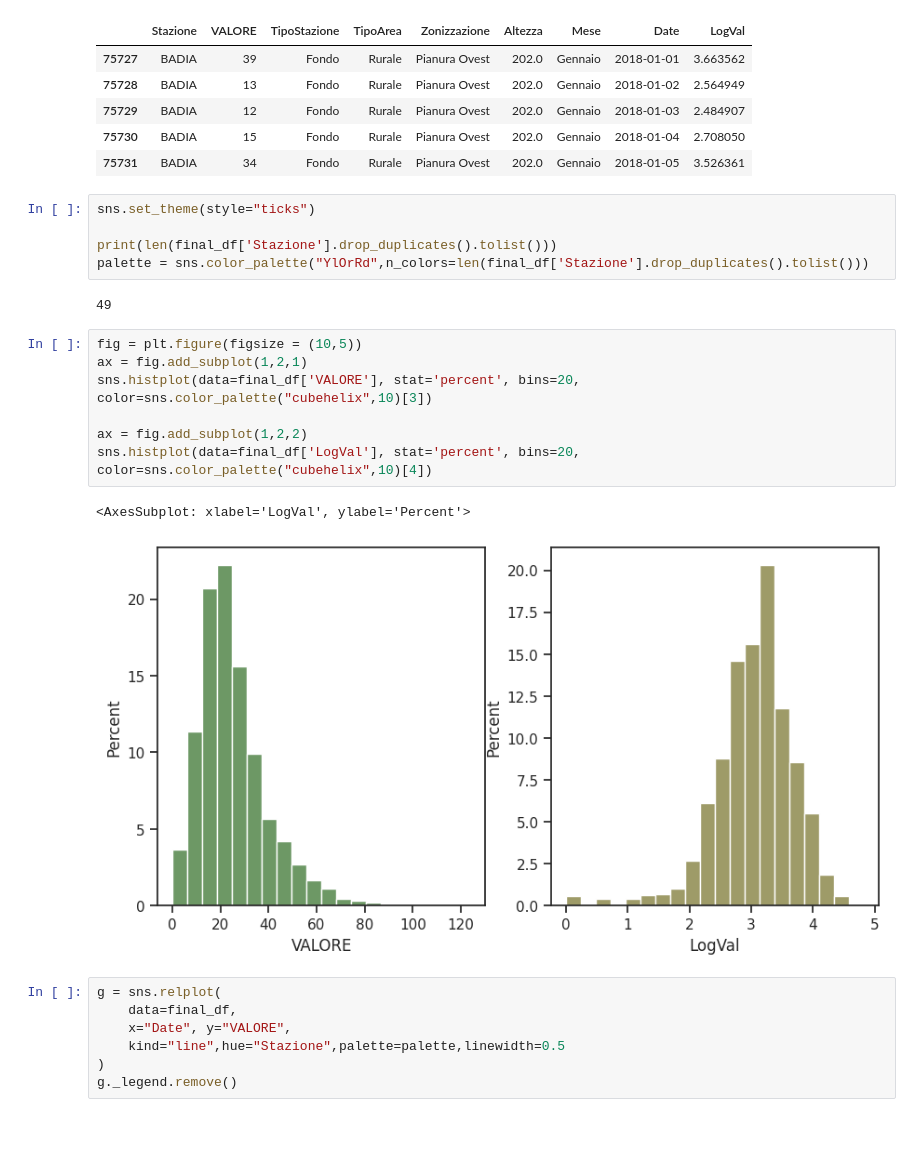
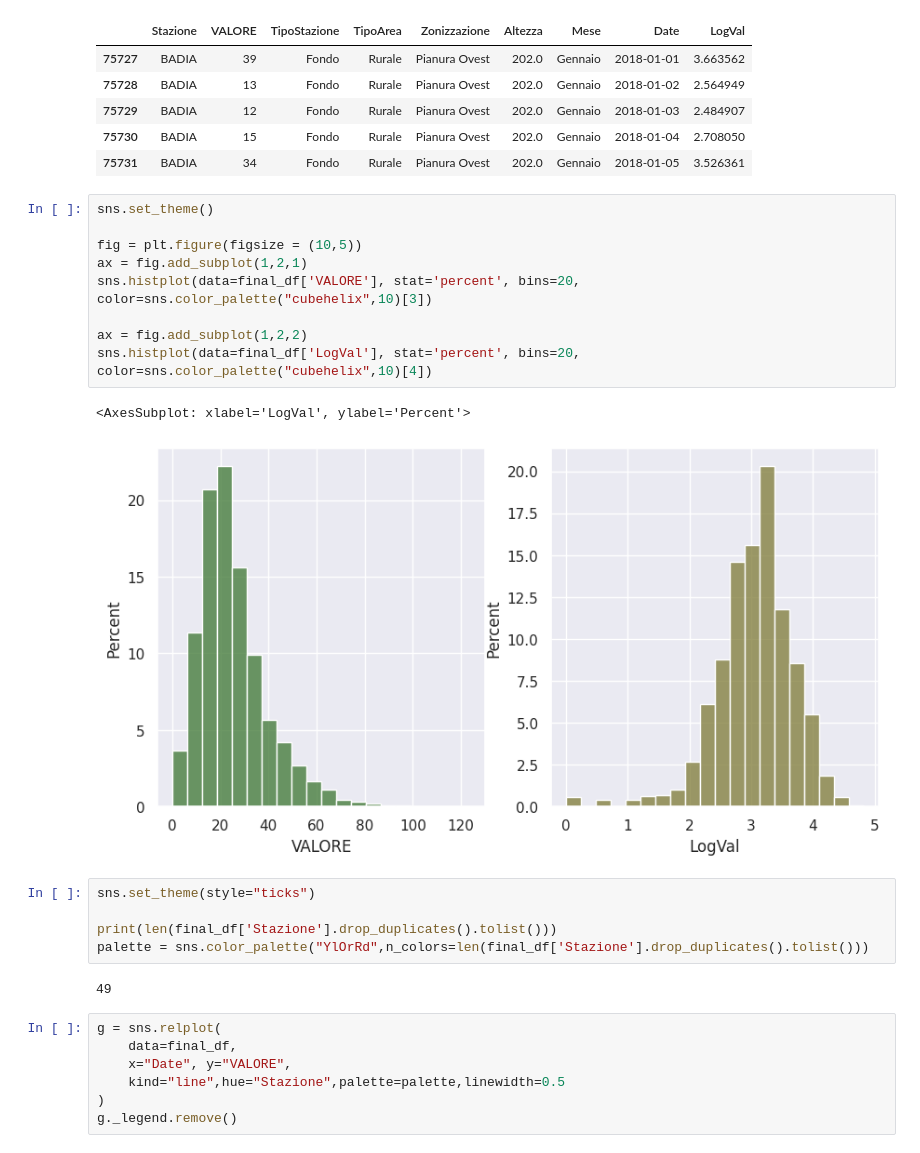
Before and after one commit to CostanzaCantalini/bayes_colab, a Jupyter notebook: data/analisi_esplorativa_tesi.ipynb, the cells around one changed output. Cells and saved outputs as stored; diff of their text form.

Commit message:
corretta estetica histogramma

```diff
--- a/data/analisi_esplorativa_tesi.ipynb
+++ b/data/analisi_esplorativa_tesi.ipynb
@@ -55,6 +55,18 @@ final_df.head()
 | 75729 | BADIA | 12 | Fondo | Rurale | Pianura Ovest | 202.0 | Gennaio | 2018-01-03 | 2.484907 |
 | 75730 | BADIA | 15 | Fondo | Rurale | Pianura Ovest | 202.0 | Gennaio | 2018-01-04 | 2.708050 |
 | 75731 | BADIA | 34 | Fondo | Rurale | Pianura Ovest | 202.0 | Gennaio | 2018-01-05 | 3.526361 |
+# %%
+sns.set_theme()
+
+fig = plt.figure(figsize = (10,5))
+ax = fig.add_subplot(1,2,1)
+sns.histplot(data=final_df['VALORE'], stat='percent', bins=20, color=sns.color_palette("cubehelix",10)[3])
+
+ax = fig.add_subplot(1,2,2)
+sns.histplot(data=final_df['LogVal'], stat='percent', bins=20, color=sns.color_palette("cubehelix",10)[4])
+# %% [output]
+<AxesSubplot: xlabel='LogVal', ylabel='Percent'>
+[figure, added]
 # %%
 sns.set_theme(style="ticks")
 
@@ -62,16 +74,6 @@ print(len(final_df['Stazione'].drop_duplicates().tolist()))
 palette = sns.color_palette("YlOrRd",n_colors=len(final_df['Stazione'].drop_duplicates().tolist()))
 # %% [output]
 49
-# %%
-fig = plt.figure(figsize = (10,5))
-ax = fig.add_subplot(1,2,1)
-sns.histplot(data=final_df['VALORE'], stat='percent', bins=20, color=sns.color_palette("cubehelix",10)[3])
-
-ax = fig.add_subplot(1,2,2)
-sns.histplot(data=final_df['LogVal'], stat='percent', bins=20, color=sns.color_palette("cubehelix",10)[4])
-# %% [output]
-<AxesSubplot: xlabel='LogVal', ylabel='Percent'>
-[figure, removed]
 # %%
 g = sns.relplot(
     data=final_df,
```
Also changed, not shown: parts of 1 cell of this notebook, 1 other file.
